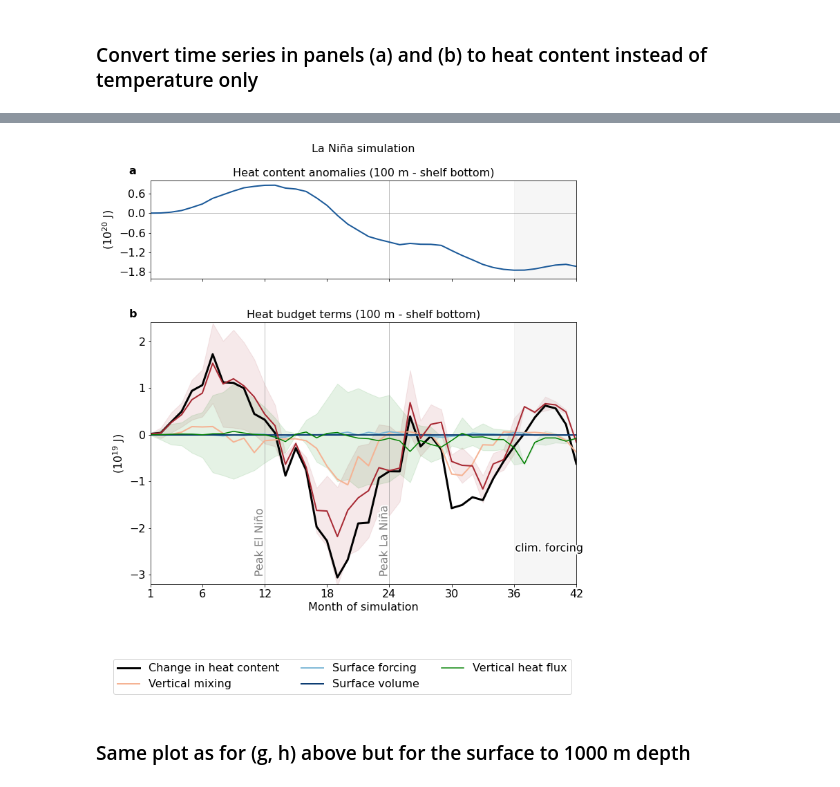
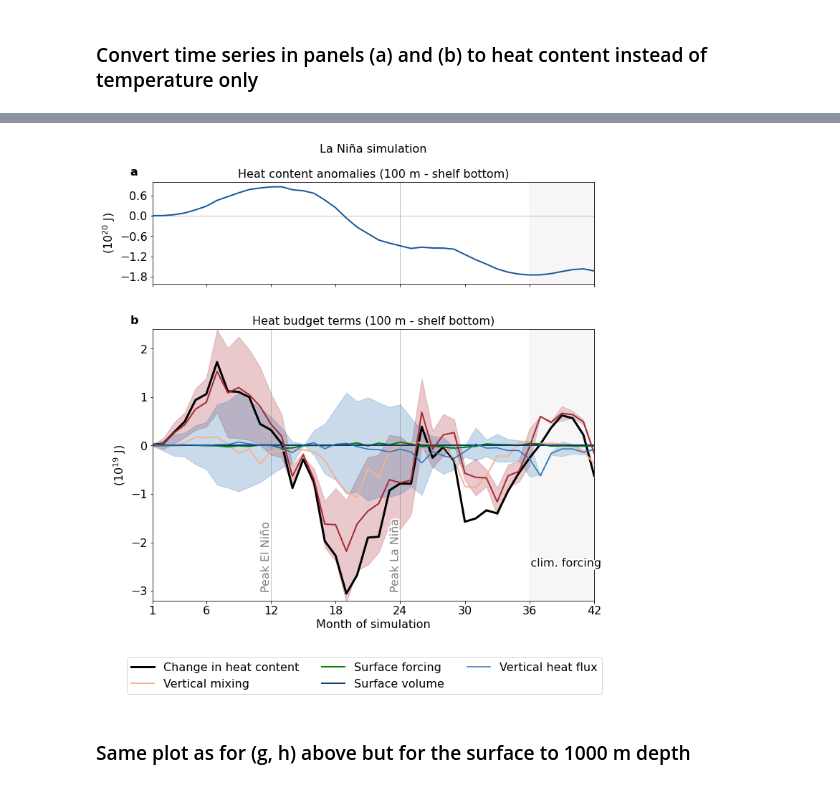
Before and after one commit to mauricehuguenin/ENSO-Antarctica_scripts, a Jupyter notebook: time_series_N34_and_simulated_N34_along_with_temps.ipynb, the cells around one changed output, grey strips where cells are left out. Saved outputs shown, nothing was run; the diff lists cells and outputs as text; code cells hidden in the pictures.

```diff
--- a/time_series_N34_and_simulated_N34_along_with_temps.ipynb
+++ b/time_series_N34_and_simulated_N34_along_with_temps.ipynb
@@ -1381,7 +1397,7 @@ for f in [3,7]:
         plt.plot(time, temp_tendency/1e19,                                                      label = 'Change in heat content',      linewidth = 3, color = 'k')
         # plt.plot(time, temp_advection/1e19,                                                     label = 'Heat transport convergence', linewidth = 3, color = rotblau[1])
         plt.plot(time, (temp_vdiffuse_diff_cbt+temp_nonlocal_KPP)/1e19,                         label = 'Vertical mixing',            linewidth = 2, color = rotblau[7])
-        plt.plot(time, (temp_submeso+temp_vdiffuse_sbc+sw_heat+temp_eta_smooth+frazil_3d+sfc_hflux_pme)/1e19, label = 'Surface forcing',            linewidth = 2, color = rotblau[14])
+        plt.plot(time, (temp_submeso+temp_vdiffuse_sbc+sw_heat+temp_eta_smooth+frazil_3d+sfc_hflux_pme)/1e19, label = 'Surface forcing',            linewidth = 2, color = 'g')
         plt.plot(time, temp_rivermix/1e19,                                                      label = 'Surface volume',             linewidth = 2, color = rotblau[19])
 
 
@@ -1392,12 +1408,12 @@ for f in [3,7]:
         across_upper = temp_advection - ((vertical_heat_flux_EN-vertical_heat_flux_uncertainty_EN) + (along_shelf_heat_flux_EN-along_shelf_heat_flux_uncertainty_EN))
 
         plt.plot(time, across/1e19, label = 'Across-shelf heat flux', linewidth = 2, color = rotblau[3])
-        ax1.fill_between(time, across_upper/1e19, across_lower/1e19,  color= rotblau[3], alpha=.1, label= 'Uncertainty limits of across-shelf heat flux')
+        ax1.fill_between(time, across_upper/1e19, across_lower/1e19,  color= rotblau[3], alpha=.25, label= 'Uncertainty limits of across-shelf heat flux')
 
-        plt.plot(time, vertical_heat_flux_EN/1e19, label = 'Vertical heat flux', c='g');
+        plt.plot(time, vertical_heat_flux_EN/1e19, label = 'Vertical heat flux', c=rotblau[17]);
 
         ax1.fill_between(time, (vertical_heat_flux_EN+vertical_heat_flux_uncertainty_EN)/1e19,
-                         (vertical_heat_flux_EN-vertical_heat_flux_uncertainty_EN)/1e19,  color='g', alpha=.1, label= 'Uncertainty limits of vertical heat flux')
+                         (vertical_heat_flux_EN-vertical_heat_flux_uncertainty_EN)/1e19,  color=rotblau[17], alpha=.25, label= 'Uncertainty limits of vertical heat flux')
 
     if f == 7:
         across       = (temp_advection - vertical_heat_flux_LN - along_shelf_heat_flux_LN)
@@ -1405,12 +1421,12 @@ for f in [3,7]:
         across_upper = (temp_advection - (vertical_heat_flux_LN-vertical_heat_flux_uncertainty_LN) - (along_shelf_heat_flux_LN-along_shelf_heat_flux_uncertainty_LN))
 
         plt.plot(time, across/1e19, linewidth = 2, color = rotblau[3])
-        ax1.fill_between(time, across_upper/1e19, across_lower/1e19,  color= rotblau[3], alpha=.1)
+        ax1.fill_between(time, across_upper/1e19, across_lower/1e19,  color= rotblau[3], alpha=.25)
 
-        plt.plot(time, vertical_heat_flux_LN/1e19, label = 'Vertical heat flux', c='g');
+        plt.plot(time, vertical_heat_flux_LN/1e19, label = 'Vertical heat flux', c=rotblau[17]);
 
         ax1.fill_between(time, (vertical_heat_flux_LN+vertical_heat_flux_uncertainty_LN)/1e19,
-                         (vertical_heat_flux_LN-vertical_heat_flux_uncertainty_LN)/1e19,  color='g', alpha=.1)
+                         (vertical_heat_flux_LN-vertical_heat_flux_uncertainty_LN)/1e19,  color=rotblau[17], alpha=.25)
 
 
         ax1.tick_params(axis='y', labelcolor='k')
@@ -1425,7 +1441,7 @@ for f in [3,7]:
     if f in [6,7]:
         # plot only one legend for the two panels
         handles, labels = ax1.get_legend_handles_labels()
-        fig.legend(handles, labels, fontsize=16, ncol=3, bbox_to_anchor=(.5, -.1), loc='lower center')
+        fig.legend(handles, labels, fontsize=16, ncol=3, bbox_to_anchor=(.525, -.075), loc='lower center')
 
     # specifics for only certain subplots
     if f <= 3:  ax1.set_xticklabels([]); ax1.set(xlabel=None)
@@ -1481,4 +1497,4 @@ Wall time: 1.07 s
-[figure, old version]
+[figure, new version]
 # %% [markdown]
 ### Same plot as for (g, h) above but for the surface to 1000 m depth
 # %%
```
Also changed, not shown: parts of 28 cells of this notebook.
